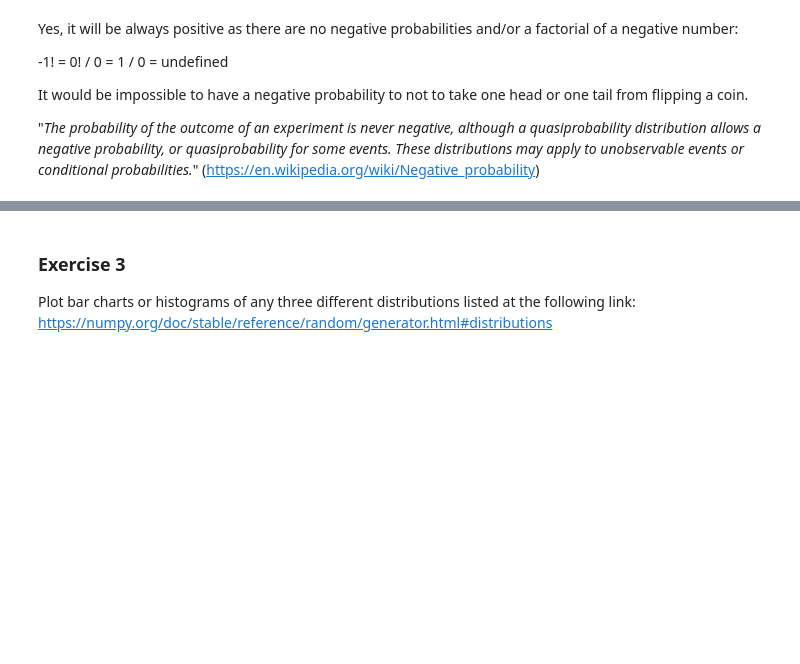
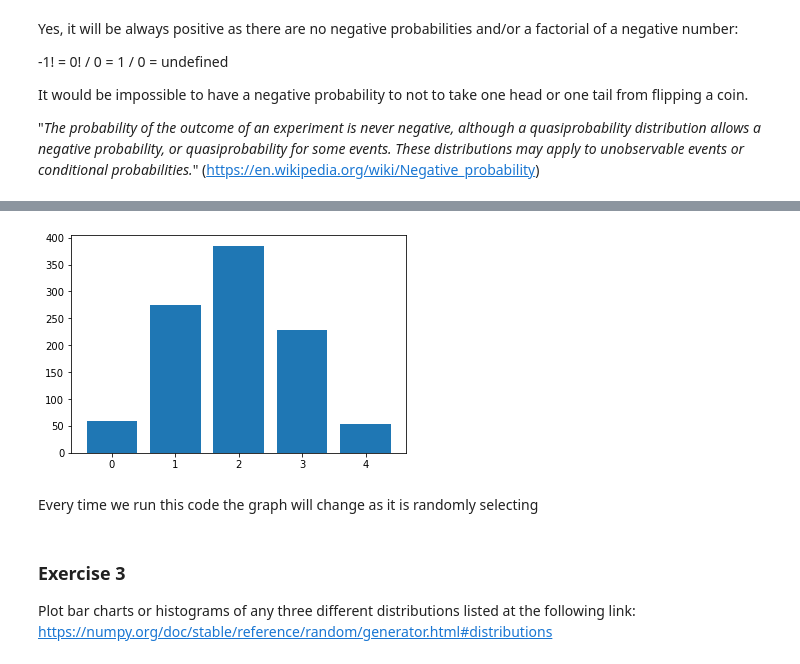
Before and after one commit to LaisColetta/funddata-assessments, a Jupyter notebook: practicals/02-randomness-exercises.ipynb, the cells around one changed output, grey strips where cells are left out. Drawn from its saved outputs; the diff is of its cells as text; code cells hidden in the pictures; blank space fills up the shorter version.

```diff
--- a/practicals/02-randomness-exercises.ipynb
+++ b/practicals/02-randomness-exercises.ipynb
@@ -102,3 +99,24 @@ The Probability of getting neither 4 heads nor 4 tails is
+# %%
+import matplotlib.pyplot as plt
+import numpy as np
+
+coins = 4
+trials = 1000
+
+# Run the trials.
+heads = np.random.binomial(coins, 0.5, trials)
+
+# Count the unique values in the returned list.
+vals, counts = np.unique(heads, return_counts=True)
+
+# Plot results in a histogram.
+plt.bar(vals, counts);
+
+#reference: binomial distribution class https://github.com/ianmcloughlin/2223-S1-fund-data-analysis/blob/main/notebooks/02-randomness.ipynb
+# %% [output]
+[figure, added]
+# %% [markdown]
+Every time we run this code the graph will change as it is randomly selecting
 # %% [markdown]
 ### Exercise 3
 
```
Also changed, not shown: parts of 6 cells of this notebook.
